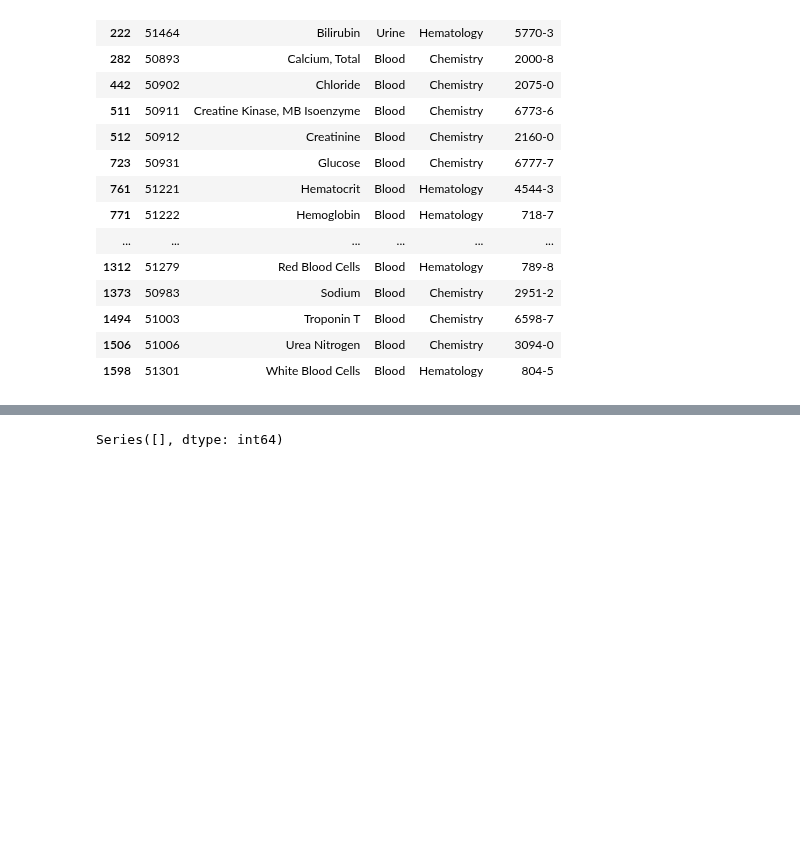
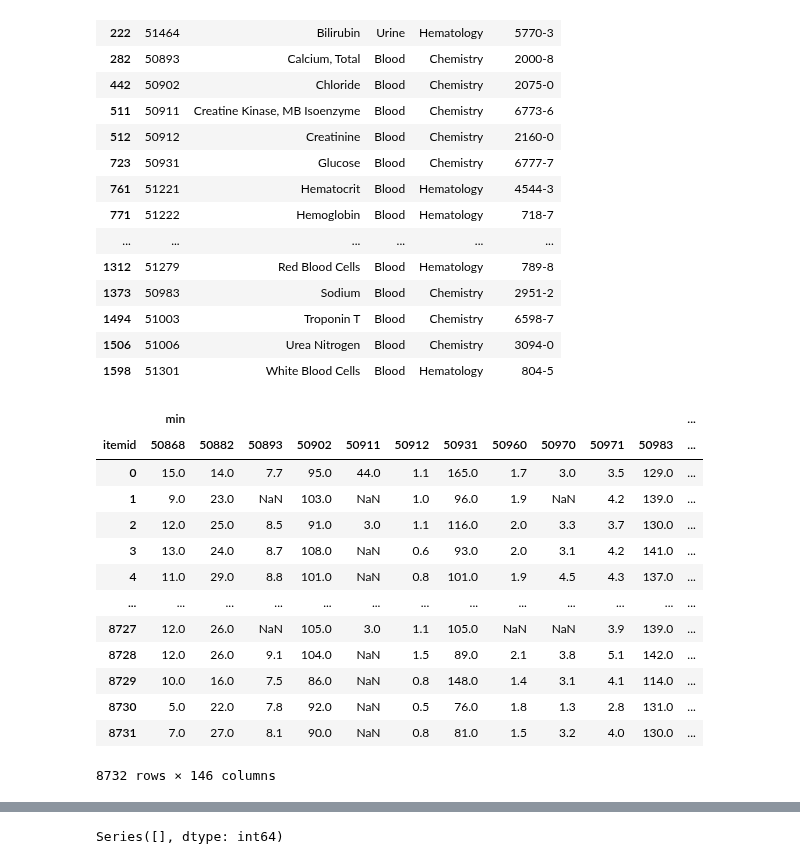
Before and after one commit to brandoncryu/disease_prediction, a Jupyter notebook: Generate Lab Data.ipynb, the cells around one changed output, grey strips where cells are left out. Cells and saved outputs as stored; diff of their text form; code cells hidden in the pictures; blank space fills up the shorter version.

```diff
--- a/Generate Lab Data.ipynb
+++ b/Generate Lab Data.ipynb
@@ -3,4 +3,6 @@ import pandas as pd
 import numpy as np
 from sklearn.utils import resample
 import math
+# %%
+pd.set_option('display.max_columns',None)
 # %%
@@ -509,6 +489,23 @@ d_labitems[d_labitems['itemid'].isin(itemid_sub_sample)]
 | 1494 | 51003 | Troponin T | Blood | Chemistry | 6598-7 |
 | 1506 | 51006 | Urea Nitrogen | Blood | Chemistry | 3094-0 |
 | 1598 | 51301 | White Blood Cells | Blood | Hematology | 804-5 |
+# %%
+lab_events_impute
+# %% [output]
+|  | min |  |  |  |  |  |  |  |  |  |  | ... |
+| itemid | 50868 | 50882 | 50893 | 50902 | 50911 | 50912 | 50931 | 50960 | 50970 | 50971 | 50983 | ... |
+| 0 | 15.0 | 14.0 | 7.7 | 95.0 | 44.0 | 1.1 | 165.0 | 1.7 | 3.0 | 3.5 | 129.0 | ... |
+| 1 | 9.0 | 23.0 | NaN | 103.0 | NaN | 1.0 | 96.0 | 1.9 | NaN | 4.2 | 139.0 | ... |
+| 2 | 12.0 | 25.0 | 8.5 | 91.0 | 3.0 | 1.1 | 116.0 | 2.0 | 3.3 | 3.7 | 130.0 | ... |
+| 3 | 13.0 | 24.0 | 8.7 | 108.0 | NaN | 0.6 | 93.0 | 2.0 | 3.1 | 4.2 | 141.0 | ... |
+| 4 | 11.0 | 29.0 | 8.8 | 101.0 | NaN | 0.8 | 101.0 | 1.9 | 4.5 | 4.3 | 137.0 | ... |
+| ... | ... | ... | ... | ... | ... | ... | ... | ... | ... | ... | ... | ... |
+| 8727 | 12.0 | 26.0 | NaN | 105.0 | 3.0 | 1.1 | 105.0 | NaN | NaN | 3.9 | 139.0 | ... |
+| 8728 | 12.0 | 26.0 | 9.1 | 104.0 | NaN | 1.5 | 89.0 | 2.1 | 3.8 | 5.1 | 142.0 | ... |
+| 8729 | 10.0 | 16.0 | 7.5 | 86.0 | NaN | 0.8 | 148.0 | 1.4 | 3.1 | 4.1 | 114.0 | ... |
+| 8730 | 5.0 | 22.0 | 7.8 | 92.0 | NaN | 0.5 | 76.0 | 1.8 | 1.3 | 2.8 | 131.0 | ... |
+| 8731 | 7.0 | 27.0 | 8.1 | 90.0 | NaN | 0.8 | 81.0 | 1.5 | 3.2 | 4.0 | 130.0 | ... |
+8732 rows × 146 columns
 # %%
 lab_events_impute = lab_events_impute.merge(admissions_sample, left_on = 'hadm_id', right_on = 'hadm_id')
 # %%
```
Also changed, not shown: parts of 18 cells of this notebook, 2 other files.
